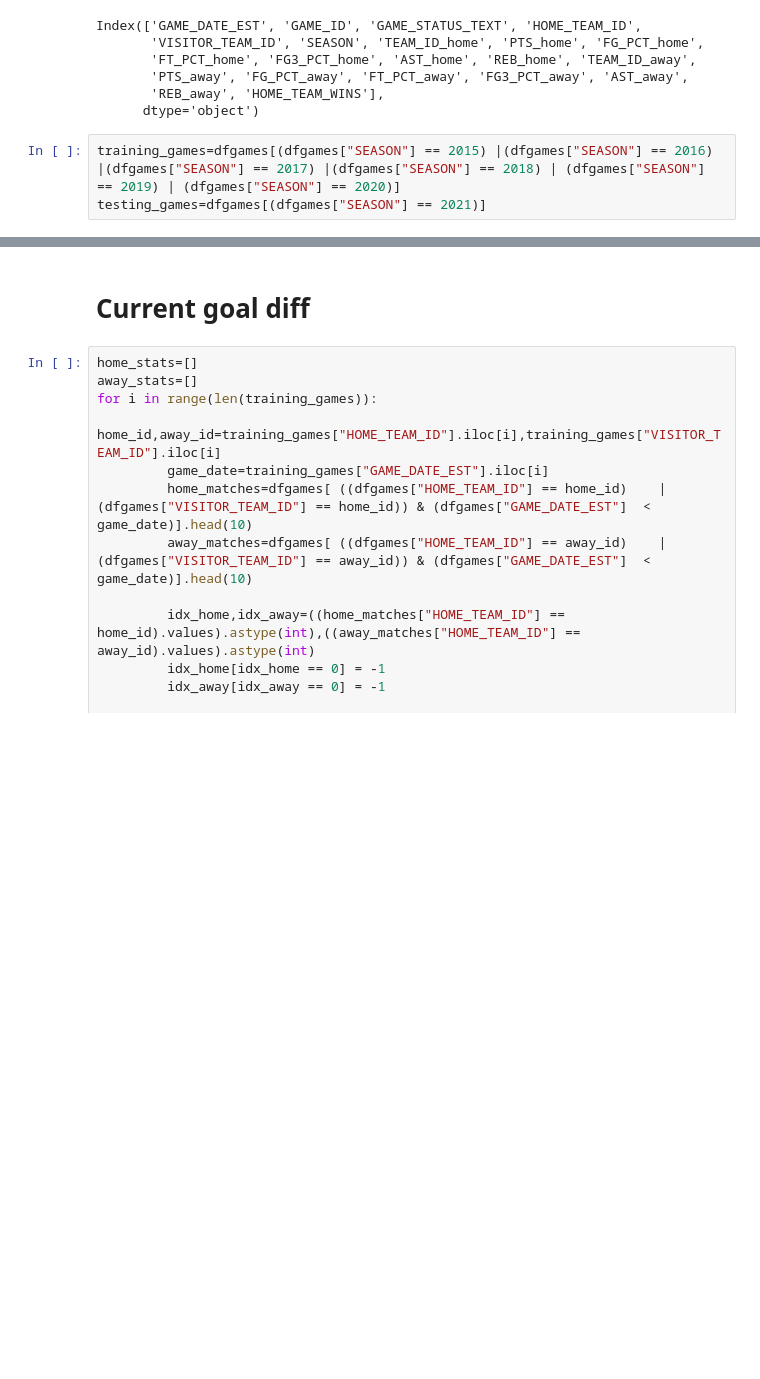
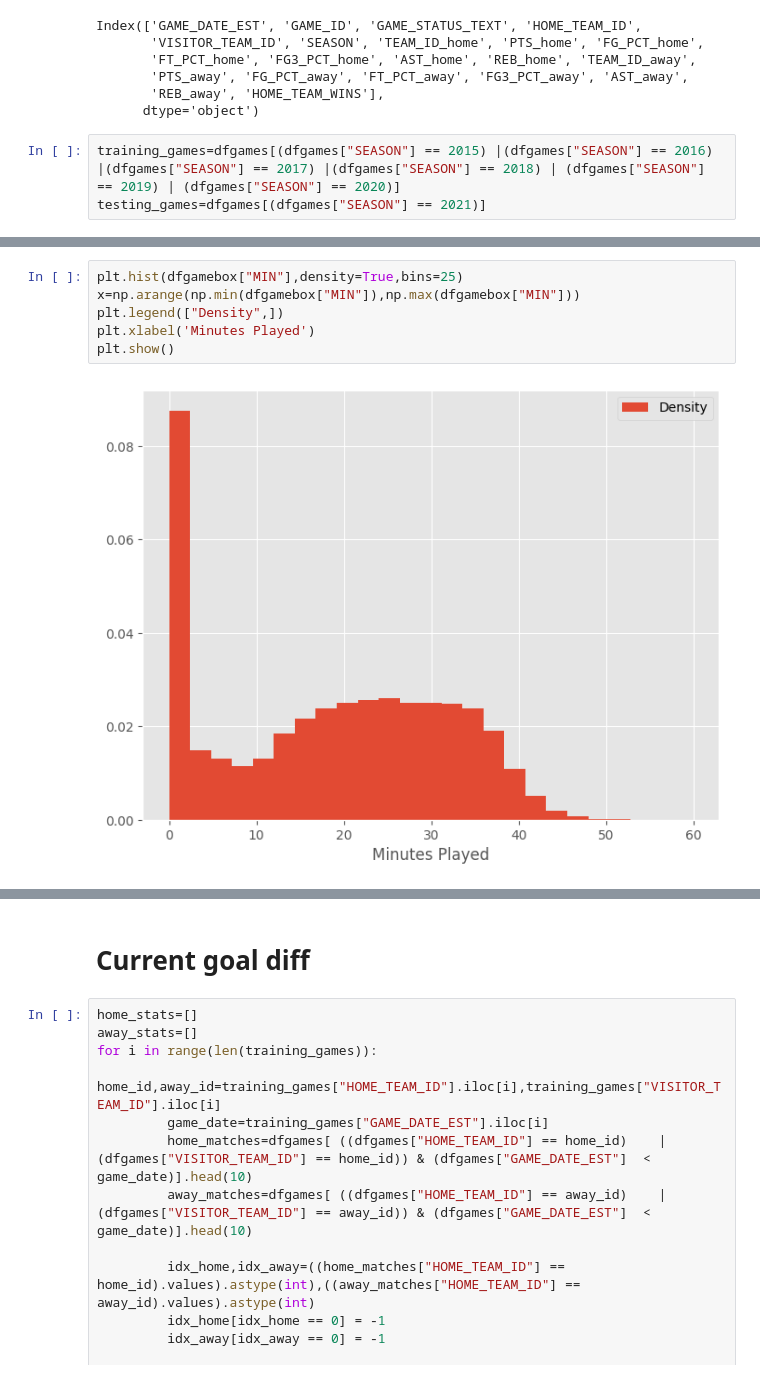
Before and after one commit to Maqerfoo/NBA_predictor, a Jupyter notebook: MBML.ipynb, the cells around one changed output, grey strips where cells are left out. Saved outputs shown, nothing was run; the diff lists cells and outputs as text; blank space fills up the shorter version.

```diff
--- a/MBML.ipynb
+++ b/MBML.ipynb
@@ -70,0 +101,8 @@ testing_games=dfgames[(dfgames["SEASON"] == 2021)]
+# %%
+plt.hist(dfgamebox["MIN"],density=True,bins=25)
+x=np.arange(np.min(dfgamebox["MIN"]),np.max(dfgamebox["MIN"]))
+plt.legend(["Density",])
+plt.xlabel('Minutes Played')
+plt.show()
+# %% [output]
+[figure, added]
```
Also changed, not shown: parts of 33 cells of this notebook.
